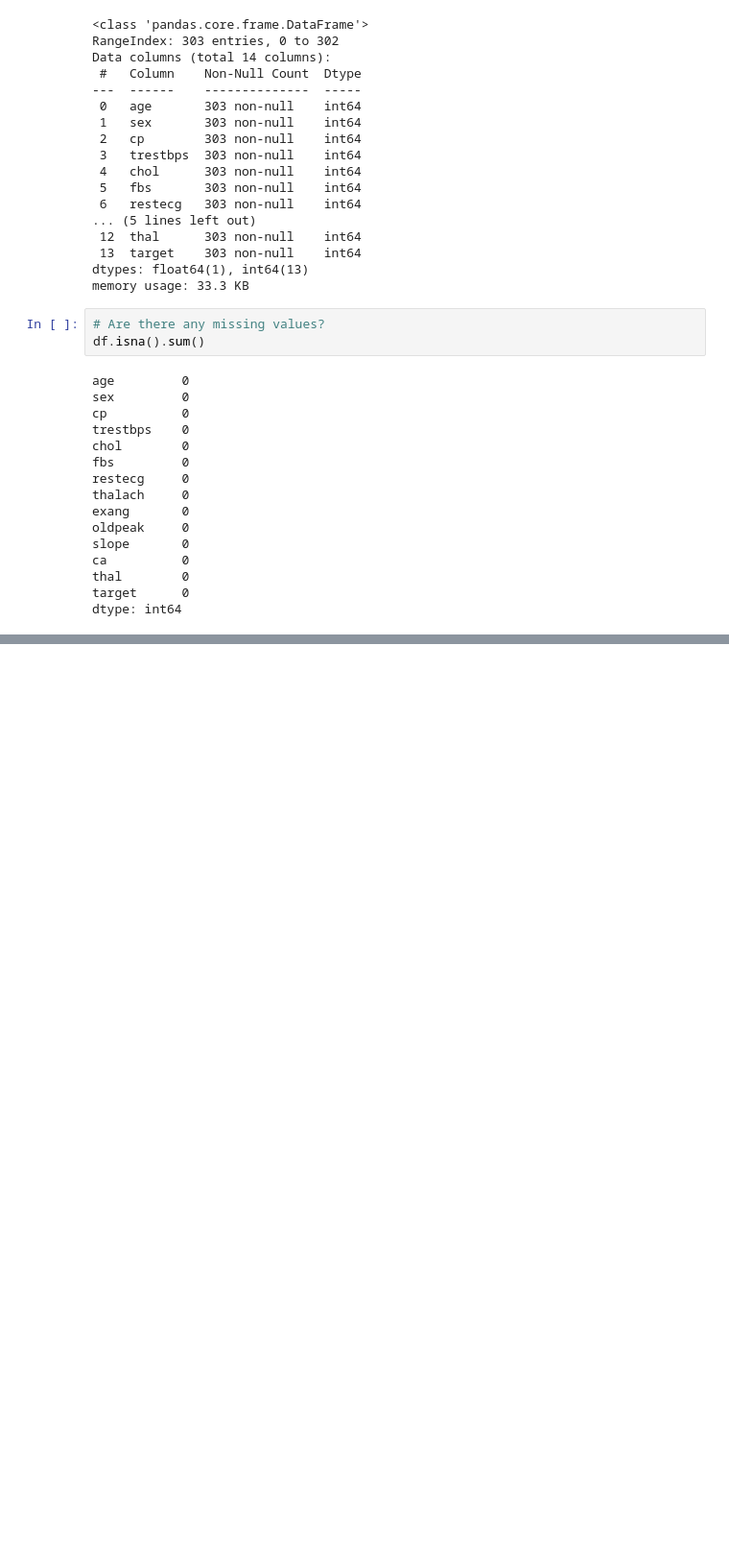
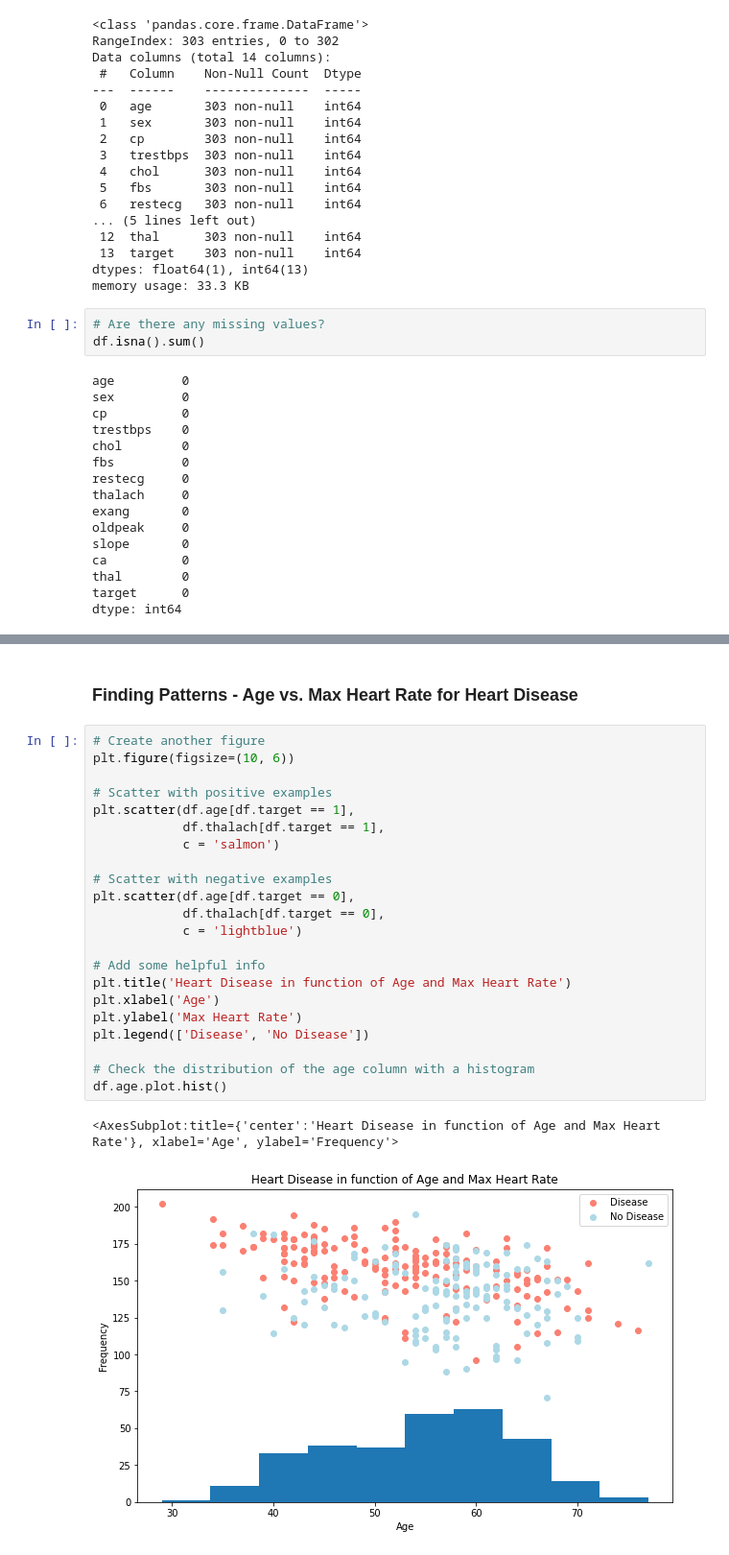
Before and after one commit to AbhishekChamp/Machine_Learning_ZTM, a Jupyter notebook: 02_Milestone_Project_1/end_to_end_heart_disease_classification.ipynb, the cells around one changed output, grey strips where cells are left out. Shown at 96% size. Cells and saved outputs as stored; diff of their text form; blank space fills up the shorter version.

```diff
--- a/02_Milestone_Project_1/end_to_end_heart_disease_classification.ipynb
+++ b/02_Milestone_Project_1/end_to_end_heart_disease_classification.ipynb
@@ -190,0 +214,27 @@ df.describe()
+# %% [markdown]
+### Finding Patterns - Age vs. Max Heart Rate for Heart Disease
+# %%
+# Create another figure
+plt.figure(figsize=(10, 6))
+
+# Scatter with positive examples
+plt.scatter(df.age[df.target == 1],
+            df.thalach[df.target == 1],
+            c = 'salmon')
+
+# Scatter with negative examples
+plt.scatter(df.age[df.target == 0],
+            df.thalach[df.target == 0],
+            c = 'lightblue')
+
+# Add some helpful info
+plt.title('Heart Disease in function of Age and Max Heart Rate')
+plt.xlabel('Age')
+plt.ylabel('Max Heart Rate')
+plt.legend(['Disease', 'No Disease'])
+
+# Check the distribution of the age column with a histogram
+df.age.plot.hist()
+# %% [output]
+<AxesSubplot:title={'center':'Heart Disease in function of Age and Max Heart Rate'}, xlabel='Age', ylabel='Frequency'>
+[figure, added]
```
Also changed, not shown: parts of 3 cells of this notebook.
